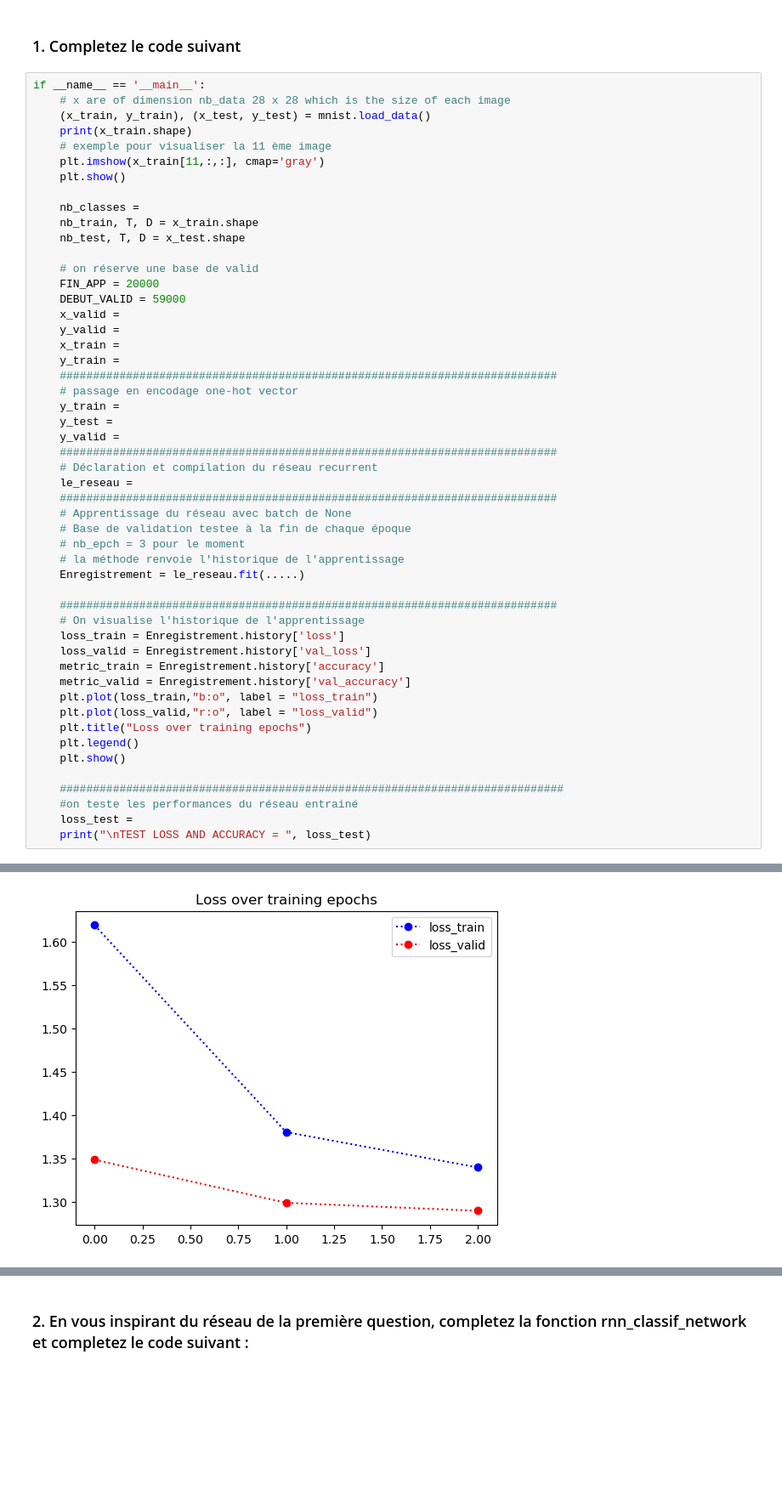
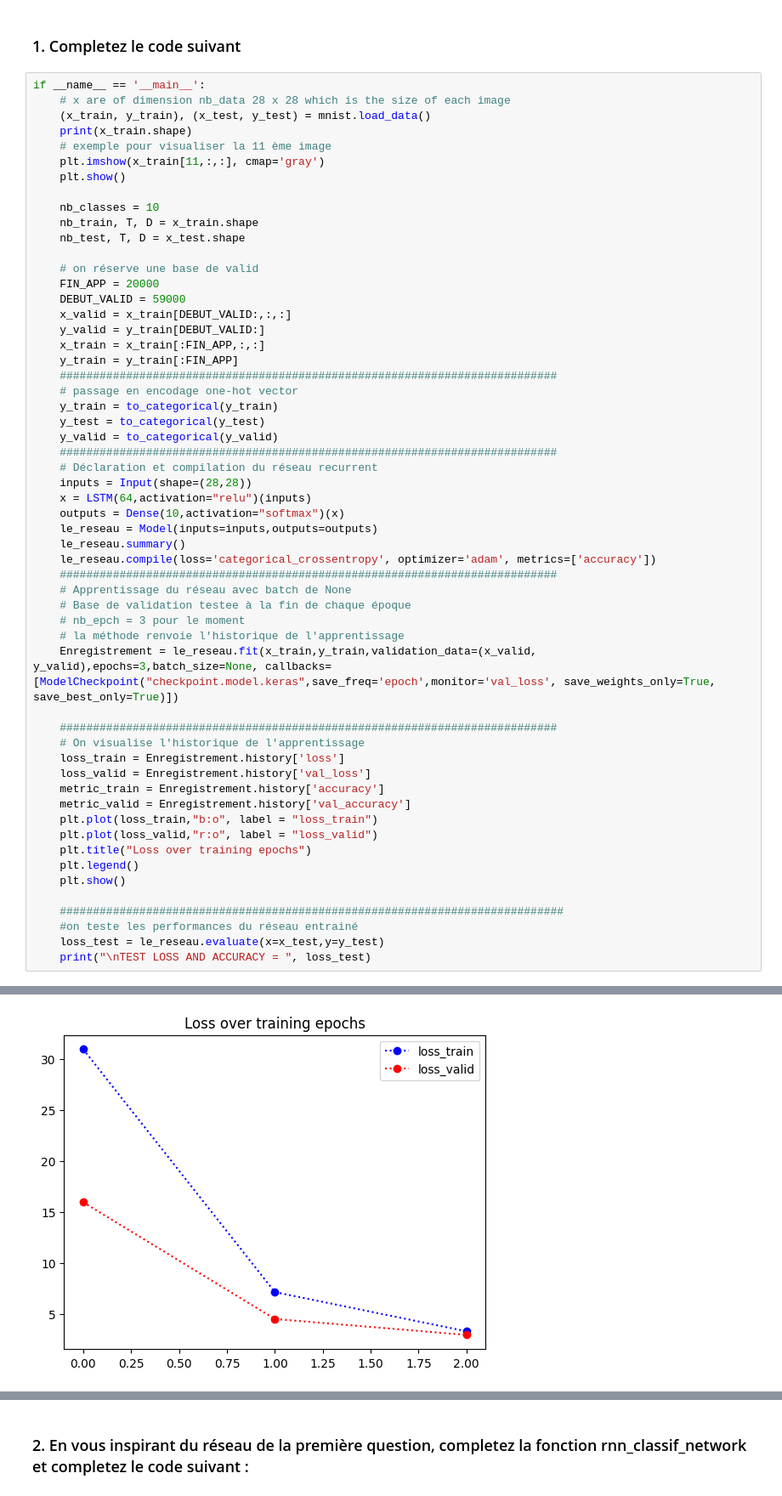
Before and after one commit to FeitanSama/nlp_ynov, a Jupyter notebook: TP6/TP RNN.ipynb, the cells around one changed output, grey strips where cells are left out. Shown: that part at 85% size. Cells and saved outputs as stored; diff of their text form; blank space fills up the shorter version.

```diff
--- a/TP6/TP RNN.ipynb
+++ b/TP6/TP RNN.ipynb
@@ -35,31 +37,36 @@ if __name__ == '__main__':
     plt.imshow(x_train[11,:,:], cmap='gray')
     plt.show()
 
-    nb_classes =
+    nb_classes = 10
     nb_train, T, D = x_train.shape
     nb_test, T, D = x_test.shape
 
     # on réserve une base de valid
     FIN_APP = 20000
     DEBUT_VALID = 59000
-    x_valid =
-    y_valid =
-    x_train =
-    y_train =
+    x_valid = x_train[DEBUT_VALID:,:,:]
+    y_valid = y_train[DEBUT_VALID:]
+    x_train = x_train[:FIN_APP,:,:]
+    y_train = y_train[:FIN_APP]
     ###########################################################################
     # passage en encodage one-hot vector
-    y_train =
-    y_test =
-    y_valid =
+    y_train = to_categorical(y_train)
+    y_test = to_categorical(y_test)
+    y_valid = to_categorical(y_valid)
     ###########################################################################
     # Déclaration et compilation du réseau recurrent
-    le_reseau =
+    inputs = Input(shape=(28,28))
+    x = LSTM(64,activation="relu")(inputs)
+    outputs = Dense(10,activation="softmax")(x)
+    le_reseau = Model(inputs=inputs,outputs=outputs)
+    le_reseau.summary()
+    le_reseau.compile(loss='categorical_crossentropy', optimizer='adam', metrics=['accuracy'])
     ###########################################################################
     # Apprentissage du réseau avec batch de None
     # Base de validation testee à la fin de chaque époque
     # nb_epch = 3 pour le moment
     # la méthode renvoie l'historique de l'apprentissage
-    Enregistrement = le_reseau.fit(.....)
+    Enregistrement = le_reseau.fit(x_train,y_train,validation_data=(x_valid, y_valid),epochs=3,batch_size=None, callbacks=[ModelCheckpoint("checkpoint.model.keras",save_freq='epoch',monitor='val_loss', save_weights_only=True, save_best_only=True)])
 
     ###########################################################################
     # On visualise l'historique de l'apprentissage
@@ -75,7 +82,7 @@ if __name__ == '__main__':
 
     ############################################################################
     #on teste les performances du réseau entrainé
-    loss_test =
+    loss_test = le_reseau.evaluate(x=x_test,y=y_test)
     print("\nTEST LOSS AND ACCURACY = ", loss_test)
 # %% [output]
 (60000, 28, 28)
@@ -89 +107 @@ Epoch 3/3
-[figure, old version]
+[figure, new version]
```
Also changed, not shown: parts of 5 cells of this notebook, 2 other files.
